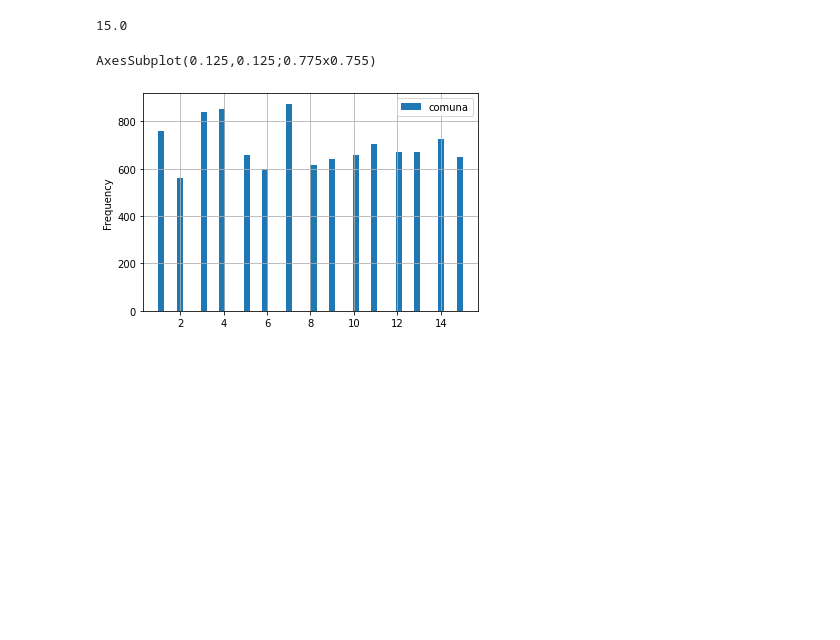
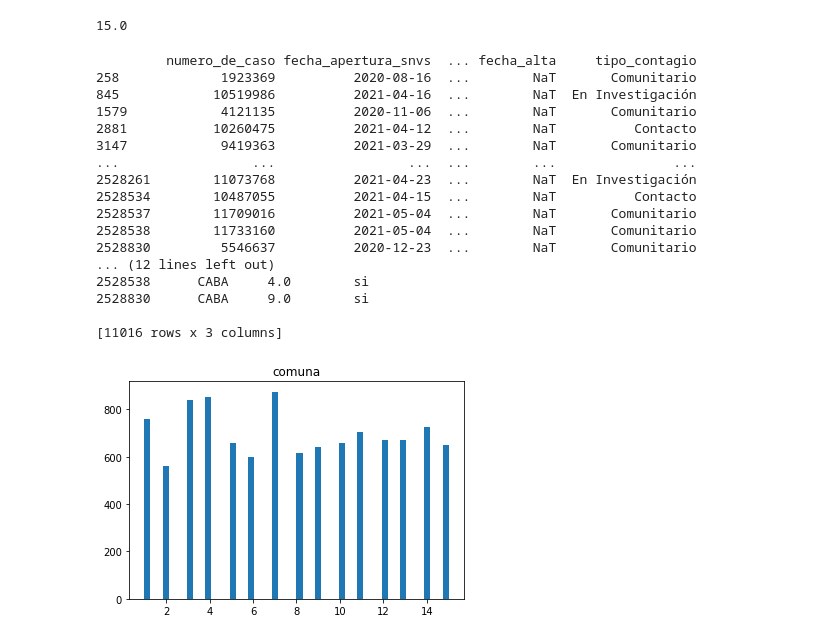
Before and after one commit to fernandopaz1/Ciencia-de-Datos, a Jupyter notebook: datosCovid_FrontendCafe.ipynb, the cells around one changed output. Drawn from its saved outputs; the diff is of its cells as text; code cells hidden in the pictures; blank space fills up the shorter version.

```diff
--- a/datosCovid_FrontendCafe.ipynb
+++ b/datosCovid_FrontendCafe.ipynb
@@ -13,5 +12,5 @@ import matplotlib.pyplot as plt
 # %%
 filename = '/content/drive/My Drive/DatosFrontendCafe/casos_covid19.csv'
-datos = pd.read_table(filename, sep=',')  # leyendo datos
+datos = pd.read_csv(filename, dtype={})  # leyendo datos
 
 # Tip del día: ver bien cual es el separador
@@ -17,0 +38,4 @@ datos = pd.read_table(filename, sep=',')  # leyendo datos
+# %%
+# pd.to_numeric(datos.comuna, downcast='integer', errors='ignore')
+datos.comuna = datos.comuna.astype('Int64')
+datos.edad = datos.edad.astype('Int64')
@@ -52,8 +90,8 @@ pd.to_datetime('21SEP2020', format='%d%b%Y')
 # %% [output]
 Timestamp('2020-09-21 00:00:00')
 # %%
-df.fecha_apertura_snvs = pd.to_datetime(df.fecha_apertura_snvs, format='%d%b%Y:%H:%M:%S.%f') # Muy importante pegarle a todo el formato de la fecha
-df.fecha_toma_muestra = pd.to_datetime(df.fecha_toma_muestra, format='%d%b%Y:%H:%M:%S.%f')   # Ver si se puede hacer en menos lineas
-df.fecha_alta = pd.to_datetime(df.fecha_alta, format='%d%b%Y:%H:%M:%S.%f')
-df.fecha_clasificacion = pd.to_datetime(df.fecha_clasificacion, format='%d%b%Y:%H:%M:%S.%f')
-df.fecha_fallecimiento = pd.to_datetime(df.fecha_fallecimiento, format='%d%b%Y:%H:%M:%S.%f')
+datos.fecha_apertura_snvs = pd.to_datetime(df.fecha_apertura_snvs, format='%d%b%Y:%H:%M:%S.%f') # Muy importante pegarle a todo el formato de la fecha
+datos.fecha_toma_muestra = pd.to_datetime(df.fecha_toma_muestra, format='%d%b%Y:%H:%M:%S.%f')   # Ver si se puede hacer en menos lineas
+datos.fecha_alta = pd.to_datetime(df.fecha_alta, format='%d%b%Y:%H:%M:%S.%f')
+datos.fecha_clasificacion = pd.to_datetime(df.fecha_clasificacion, format='%d%b%Y:%H:%M:%S.%f')
+datos.fecha_fallecimiento = pd.to_datetime(df.fecha_fallecimiento, format='%d%b%Y:%H:%M:%S.%f')
@@ -113,12 +226,33 @@ df.comuna.max()
 # %% [output]
 15.0
 # %%
-df_caba = df.dropna(subset=['comuna','fallecido'])
 
-histograma = df_caba.filter(items= ['comuna', 'fallecido'],).plot.hist(bins=50)
-print(histograma)
+
+df_fallecidos = df.dropna(subset=['provincia','fallecido'])
+
+print(df_fallecidos)
+df_caba_fallecidos = df_fallecidos.filter(items= ['provincia','comuna', 'fallecido'])
+df_caba_fallecidos = df_caba_fallecidos.loc[df['provincia'] == 'CABA']
+print(df_caba_fallecidos)
+histograma = df_caba_fallecidos.hist(bins=50)
 plt.grid()
 plt.show()
 # %% [output]
-AxesSubplot(0.125,0.125;0.775x0.755)
+         numero_de_caso fecha_apertura_snvs  ... fecha_alta     tipo_contagio
+258             1923369          2020-08-16  ...        NaT       Comunitario
+845            10519986          2021-04-16  ...        NaT  En Investigación
+1579            4121135          2020-11-06  ...        NaT       Comunitario
+2881           10260475          2021-04-12  ...        NaT          Contacto
+3147            9419363          2021-03-29  ...        NaT       Comunitario
+...                 ...                 ...  ...        ...               ...
+2528261        11073768          2021-04-23  ...        NaT  En Investigación
+2528534        10487055          2021-04-15  ...        NaT          Contacto
+2528537        11709016          2021-05-04  ...        NaT       Comunitario
+2528538        11733160          2021-05-04  ...        NaT       Comunitario
+2528830         5546637          2020-12-23  ...        NaT       Comunitario
+... (12 lines left out)
+2528538      CABA     4.0        si
+2528830      CABA     9.0        si
+
+[11016 rows x 3 columns]
-[figure, old version]
+[figure, new version]
```
Also changed, not shown: parts of 20 cells of this notebook.
